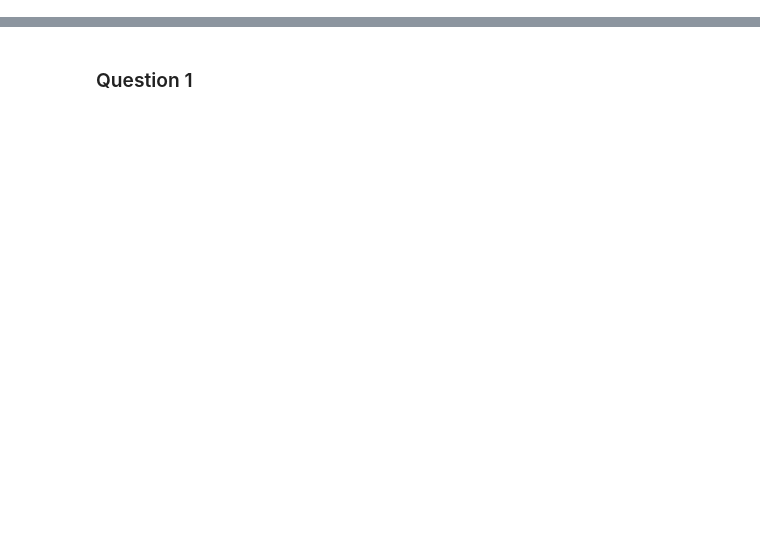
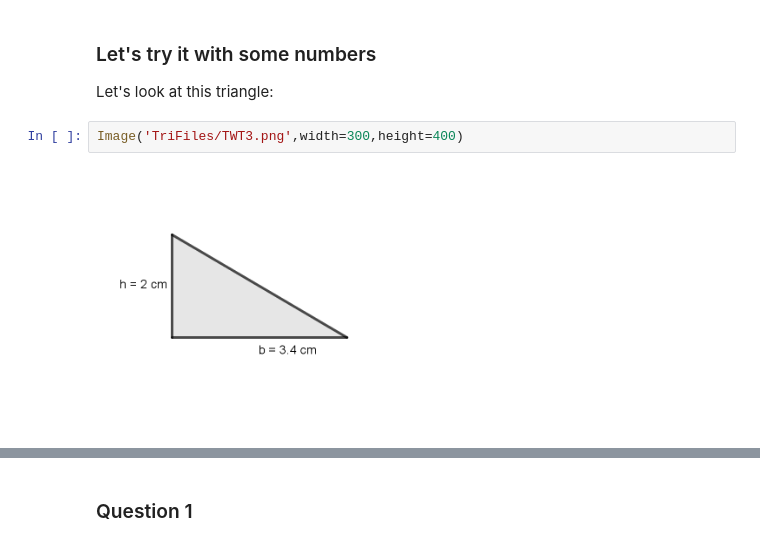
Before and after one commit to ULeth-Math-CS/Callysto, a Jupyter notebook: Nicole/Triangle_Area.ipynb, the cells around one changed output, grey strips where cells are left out. Saved outputs shown, nothing was run; the diff lists cells and outputs as text; blank space fills up the shorter version.

```diff
--- a/Nicole/Triangle_Area.ipynb
+++ b/Nicole/Triangle_Area.ipynb
@@ -77,0 +85,8 @@ Here are a few practice problems to find the area of the triangles
+# %% [markdown]
+### Let's try it with some numbers
+
+Let's look at this triangle:
+# %%
+Image('TriFiles/TWT3.png',width=300,height=400)
+# %% [output]
+[figure, added]
```
Also changed, not shown: parts of 21 cells of this notebook, 12 other files.
